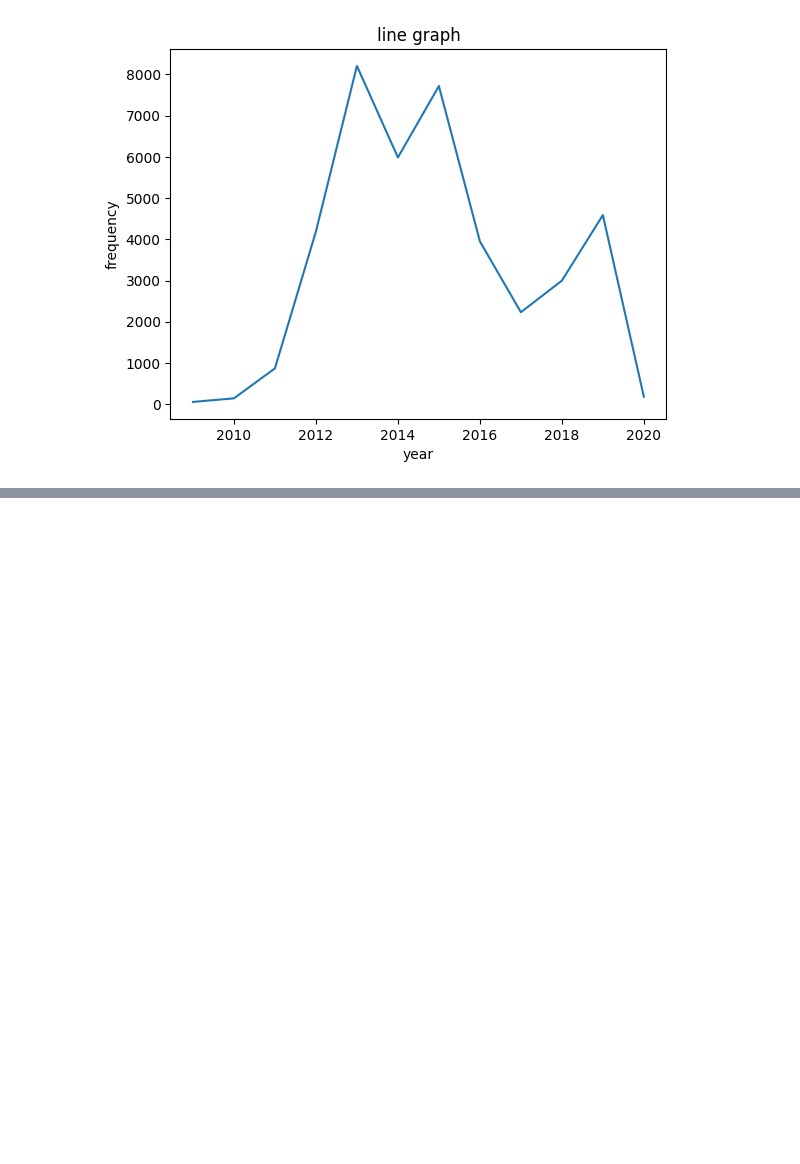
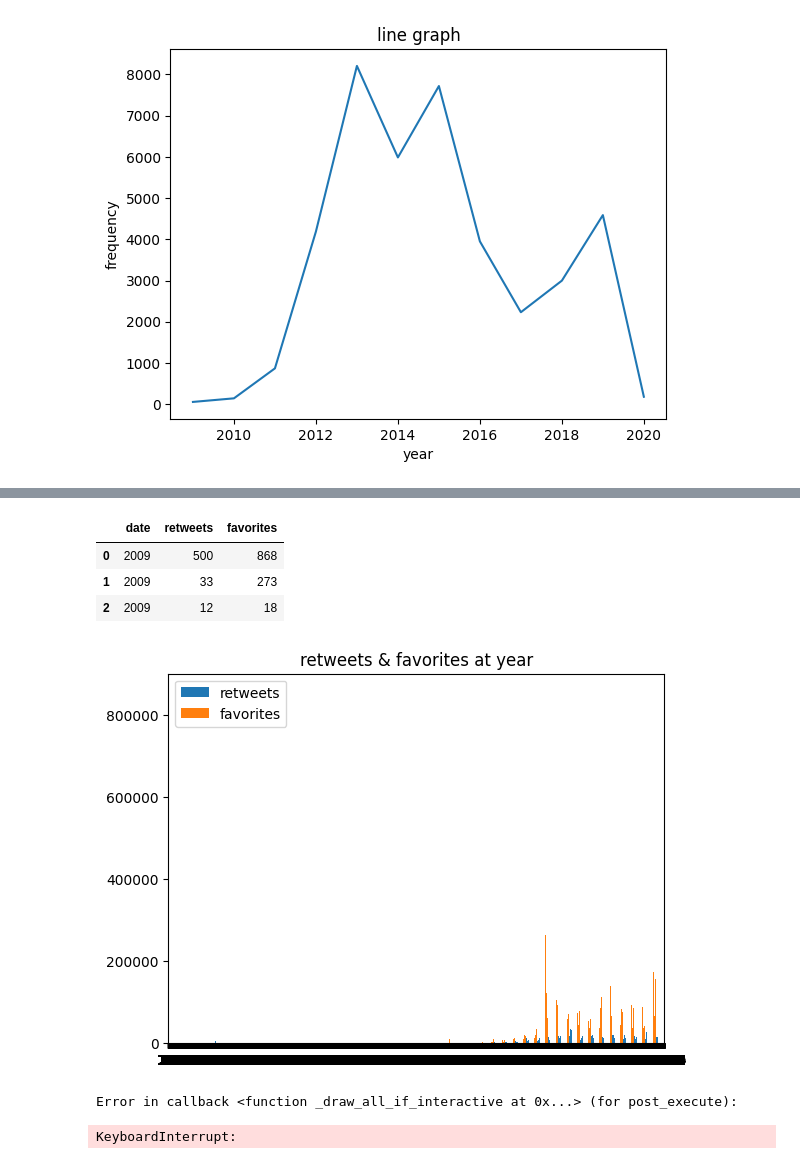
Before and after one commit to dablro12/data_analyses, a Jupyter notebook: 트럼프 대통령 트윗 분석/미니 프로젝트: 트럼프 대통령 트윗 분석.ipynb, the cells around one changed output, grey strips where cells are left out. Saved outputs shown, nothing was run; the diff lists cells and outputs as text; code cells hidden in the pictures; blank space fills up the shorter version.

```diff
--- a/트럼프 대통령 트윗 분석/미니 프로젝트: 트럼프 대통령 트윗 분석.ipynb
+++ b/트럼프 대통령 트윗 분석/미니 프로젝트: 트럼프 대통령 트윗 분석.ipynb
@@ -115,0 +174,3 @@ plt.show()
+# %%
+df =pd.read_csv('./trumptweets.csv')
+df.head(3)
@@ -115,0 +182,4 @@ plt.show()
+# %%
+#사용할 컬럼 date:favorites
+use_df = df.loc[:,'date':'favorites']
+use_df
@@ -115,0 +200,7 @@ plt.show()
+# %%
+#사용할 컬럼에서 date를 추출해서 년도별로 나누기
+date_li = list(use_df['date'])
+
+for i in range(len(date_li)):
+    date_li[i] = date_li[i][:4]
+date_li[:10]
@@ -115,0 +218,17 @@ plt.show()
+# %%
+#use_df에 넣기
+use_df['date'] = date_li
+use_df.head(3)
+# %% [output]
+|  | date | retweets | favorites |
+| 0 | 2009 | 500 | 868 |
+| 1 | 2009 | 33 | 273 |
+| 2 | 2009 | 12 | 18 |
+# %%
+use_df.plot(kind= 'bar')
+plt.title("retweets & favorites at year")
+plt.show(0)
+# %% [output]
+[figure, added]
+Error in callback <function _draw_all_if_interactive at 0x...> (for post_execute):
+KeyboardInterrupt:
```
Also changed, not shown: parts of 30 cells of this notebook, 1 other file.
